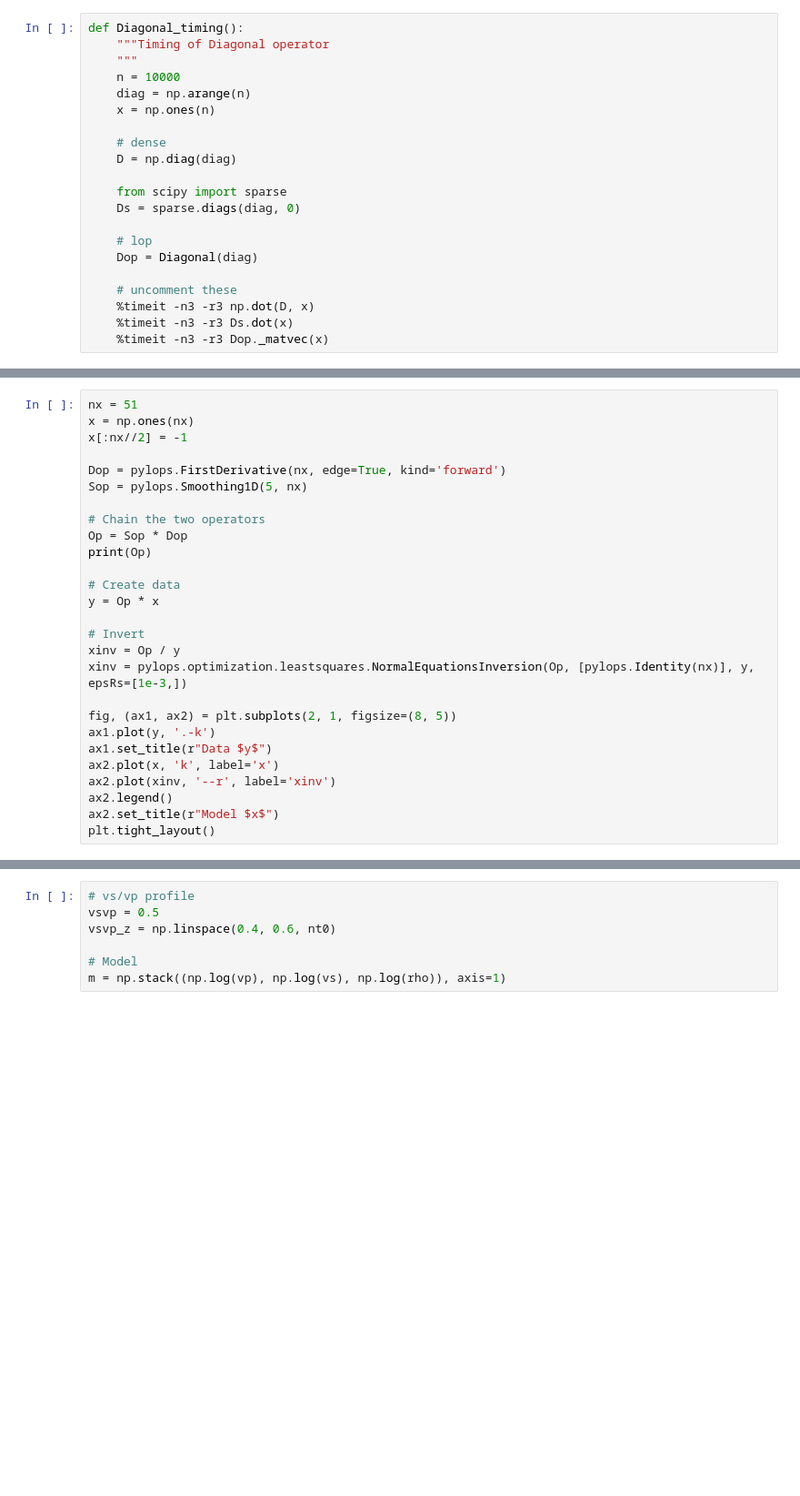
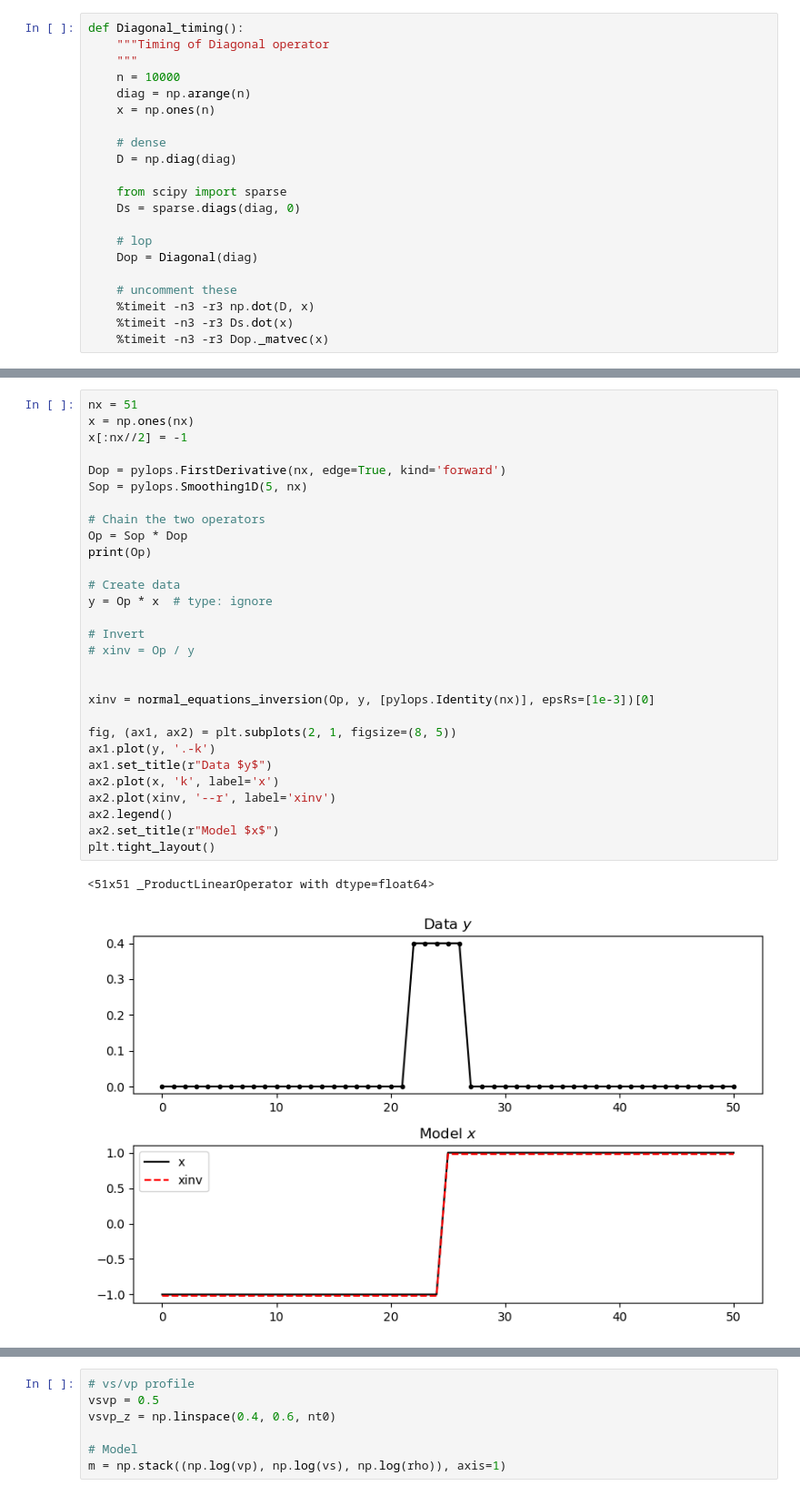
Before and after one commit to oimero/cup_pylops_transform2021, a Jupyter notebook: 1_intro.ipynb, the cells around one changed output, grey strips where cells are left out. Shown at 91% size. Saved outputs shown, nothing was run; the diff lists cells and outputs as text; blank space fills up the shorter version.

```diff
--- a/1_intro.ipynb
+++ b/1_intro.ipynb
@@ -318,28 +491,33 @@ Let's create it first and attempt to invert it afterwards.
 # %%
 nx = 51
 x = np.ones(nx)
 x[:nx//2] = -1
 
 Dop = pylops.FirstDerivative(nx, edge=True, kind='forward')
 Sop = pylops.Smoothing1D(5, nx)
 
 # Chain the two operators
 Op = Sop * Dop
 print(Op)
 
 # Create data
-y = Op * x
+y = Op * x  # type: ignore
 
 # Invert
-xinv = Op / y
-xinv = pylops.optimization.leastsquares.NormalEquationsInversion(Op, [pylops.Identity(nx)], y, epsRs=[1e-3,])
+# xinv = Op / y
+
+
+xinv = normal_equations_inversion(Op, y, [pylops.Identity(nx)], epsRs=[1e-3])[0]
 
 fig, (ax1, ax2) = plt.subplots(2, 1, figsize=(8, 5))
 ax1.plot(y, '.-k')
 ax1.set_title(r"Data $y$")
 ax2.plot(x, 'k', label='x')
 ax2.plot(xinv, '--r', label='xinv')
 ax2.legend()
 ax2.set_title(r"Model $x$")
 plt.tight_layout()
+# %% [output]
+<51x51 _ProductLinearOperator with dtype=float64>
+[figure, added]
 # %% [markdown]
```
Also changed, not shown: parts of 67 cells of this notebook, 1 other file.
